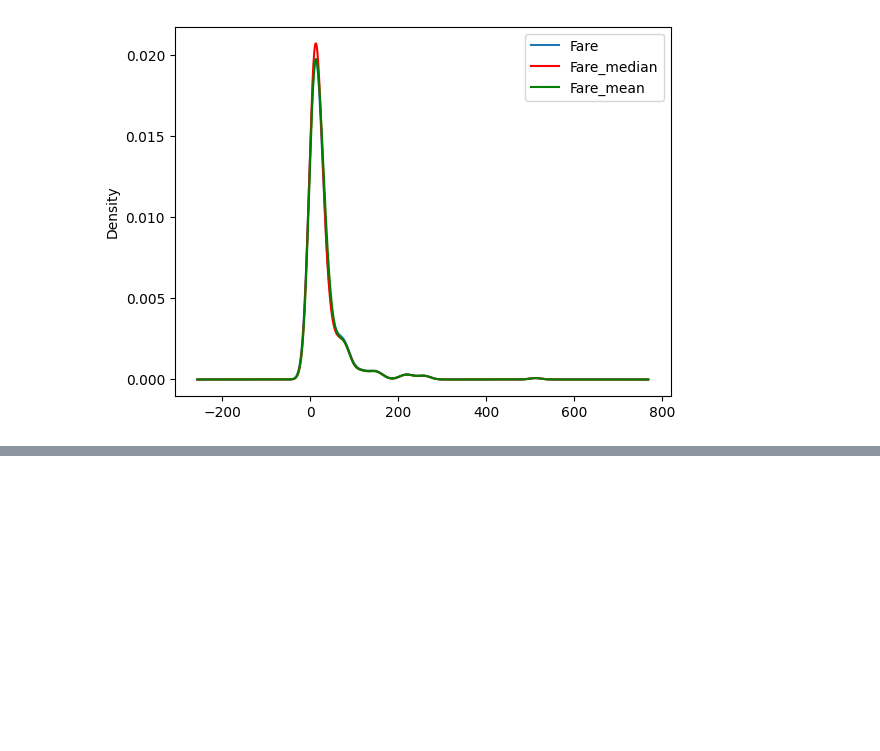
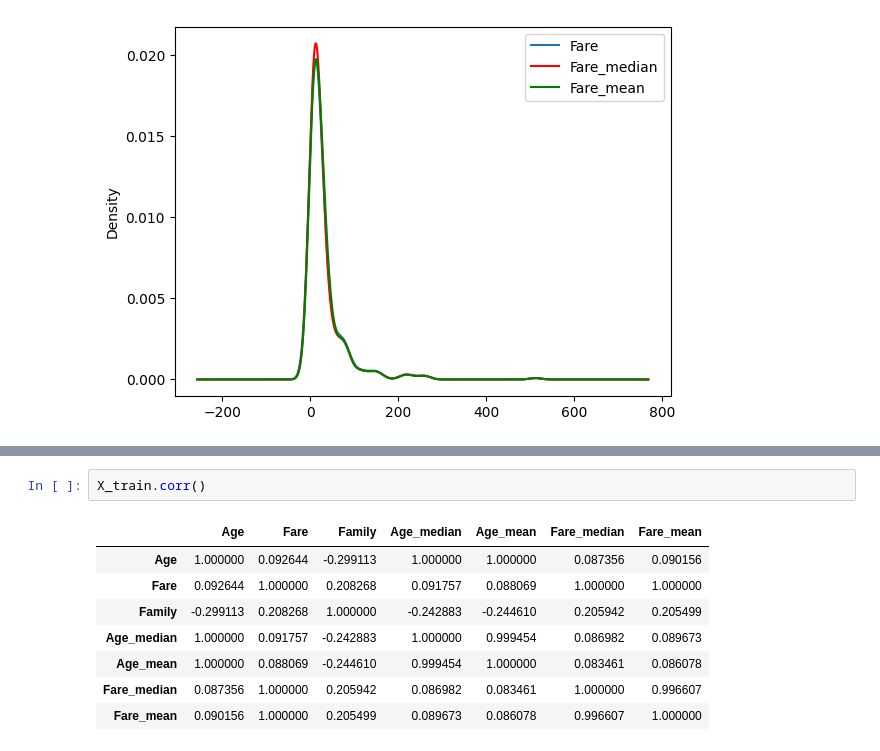
Before and after one commit to najnin26/Machine-Learning, a Jupyter notebook: Basic/handling-missing-numerical-data.ipynb, the cells around one changed output, grey strips where cells are left out. Drawn from its saved outputs; the diff is of its cells as text; blank space fills up the shorter version.

```diff
--- a/Basic/handling-missing-numerical-data.ipynb
+++ b/Basic/handling-missing-numerical-data.ipynb
@@ -131,0 +143,11 @@ ax.legend(lines, labels, loc='best')
+# %%
+X_train.corr()
+# %% [output]
+|  | Age | Fare | Family | Age_median | Age_mean | Fare_median | Fare_mean |
+| Age | 1.000000 | 0.092644 | -0.299113 | 1.000000 | 1.000000 | 0.087356 | 0.090156 |
+| Fare | 0.092644 | 1.000000 | 0.208268 | 0.091757 | 0.088069 | 1.000000 | 1.000000 |
+| Family | -0.299113 | 0.208268 | 1.000000 | -0.242883 | -0.244610 | 0.205942 | 0.205499 |
+| Age_median | 1.000000 | 0.091757 | -0.242883 | 1.000000 | 0.999454 | 0.086982 | 0.089673 |
+| Age_mean | 1.000000 | 0.088069 | -0.244610 | 0.999454 | 1.000000 | 0.083461 | 0.086078 |
+| Fare_median | 0.087356 | 1.000000 | 0.205942 | 0.086982 | 0.083461 | 1.000000 | 0.996607 |
+| Fare_mean | 0.090156 | 1.000000 | 0.205499 | 0.089673 | 0.086078 | 0.996607 | 1.000000 |
```
Also changed, not shown: parts of 13 cells of this notebook.
